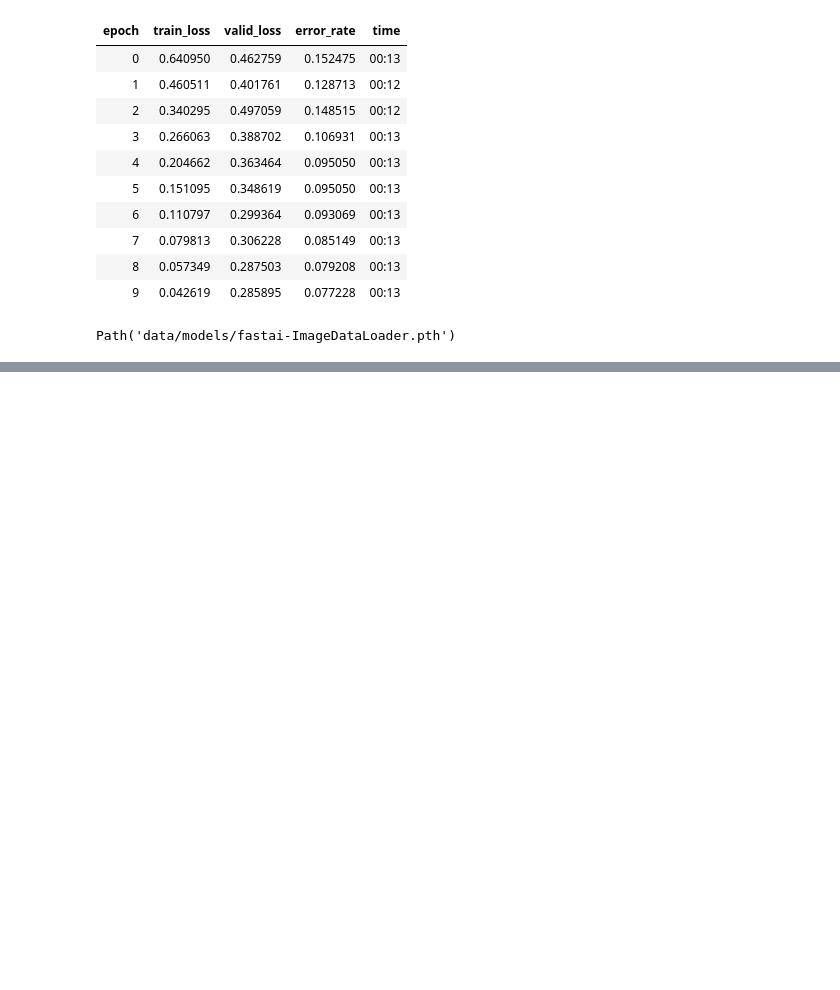
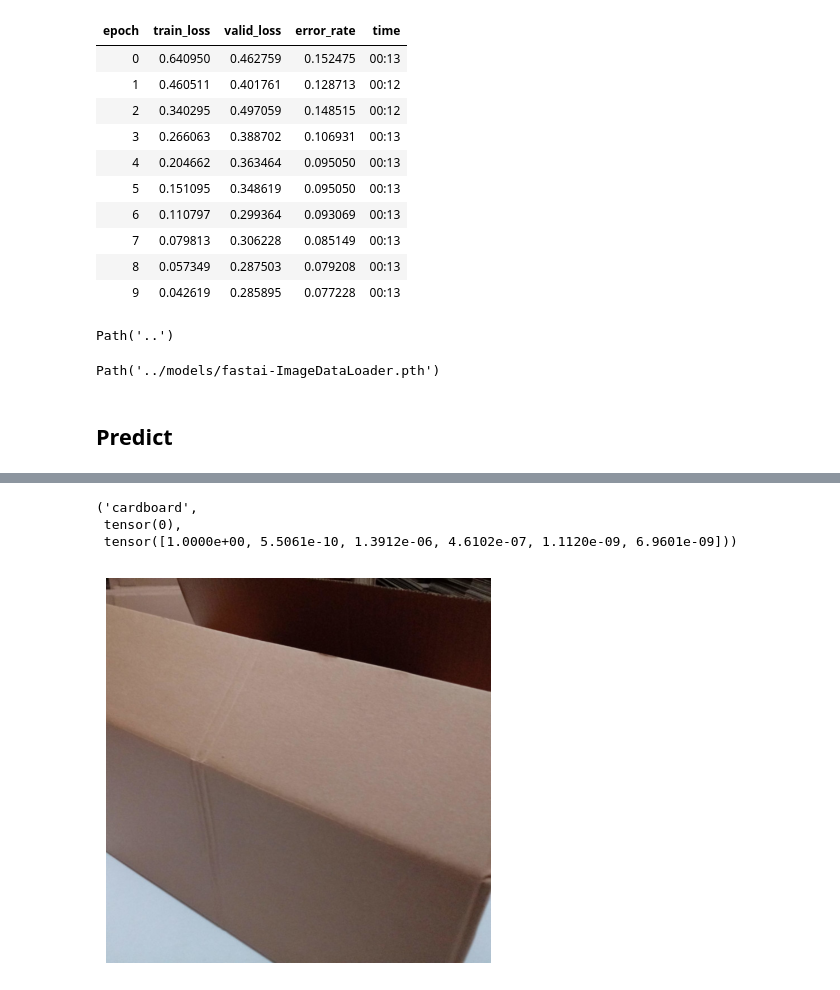
Before and after one commit to henriquemenegaz/kaggle-garbage-classification, a Jupyter notebook: 1-FastAI-ImageDataloader.ipynb, the cells around one changed output, grey strips where cells are left out. Saved outputs shown, nothing was run; the diff lists cells and outputs as text; code cells hidden in the pictures; blank space fills up the shorter version.

Commit message:
add 2 predictions

```diff
--- a/1-FastAI-ImageDataloader.ipynb
+++ b/1-FastAI-ImageDataloader.ipynb
@@ -95,7 +95,19 @@ learn.fine_tune(10, base_lr=3e-3)
 | 7 | 0.079813 | 0.306228 | 0.085149 | 00:13 |
 | 8 | 0.057349 | 0.287503 | 0.079208 | 00:13 |
 | 9 | 0.042619 | 0.285895 | 0.077228 | 00:13 |
+# %%
+learn.path = Path('../')
+learn.path
+# %% [output]
+Path('..')
 # %%
 learn.save('fastai-ImageDataLoader')
 # %% [output]
-Path('data/models/fastai-ImageDataLoader.pth')
+Path('../models/fastai-ImageDataLoader.pth')
+# %% [markdown]
+## Predict
+# %%
+im_path = Path('caixa-papelao-grande-50-c-x-26-l-x-26-a-kit-20-unidades-caixa-papelao-correio.jpg')
+im = Image.open(im_path)
+show_image(im); learn.predict(im_path)
+# %% [output]
@@ -101,0 +115,4 @@ Path('data/models/fastai-ImageDataLoader.pth')
+('cardboard',
+ tensor(0),
+ tensor([1.0000e+00, 5.5061e-10, 1.3912e-06, 4.6102e-07, 1.1120e-09, 6.9601e-09]))
+[figure, added]
```
Also changed, not shown: parts of 4 cells of this notebook, 2 other files.
